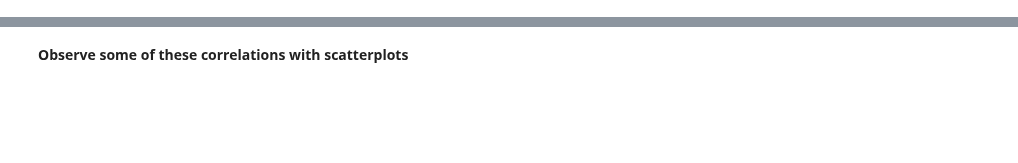
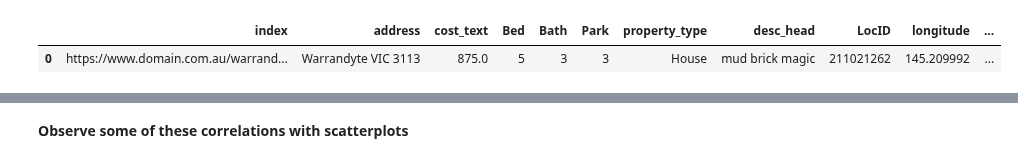
Before and after one commit to MAST30034-Applied-Data-Science/generic-real-estate-consulting-project-group-30, a Jupyter notebook: notebooks/feature_analysis.ipynb, the cells around one changed output, grey strips where cells are left out. Drawn from its saved outputs; the diff is of its cells as text; code cells hidden in the pictures; blank space fills up the shorter version.

```diff
--- a/notebooks/feature_analysis.ipynb
+++ b/notebooks/feature_analysis.ipynb
@@ -18,4 +20,7 @@ property_df.shape
 # %%
-property_df
+property_df.head(1)
+# %% [output]
+|  | index | address | cost_text | Bed | Bath | Park | property_type | desc_head | LocID | longitude | ... |
+| 0 | https://www.domain.com.au/warrand... | Warrandyte VIC 3113 | 875.0 | 5 | 3 | 3 | House | mud brick magic | 211021262 | 145.209992 | ... |
 # %%
 property_df.dtypes
```
Also changed, not shown: parts of 26 cells of this notebook, 7 other files.
